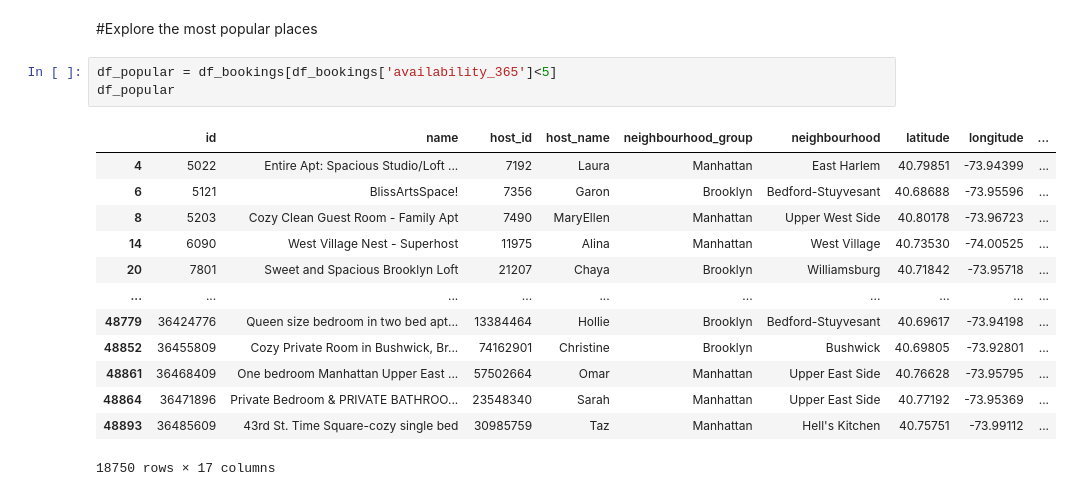
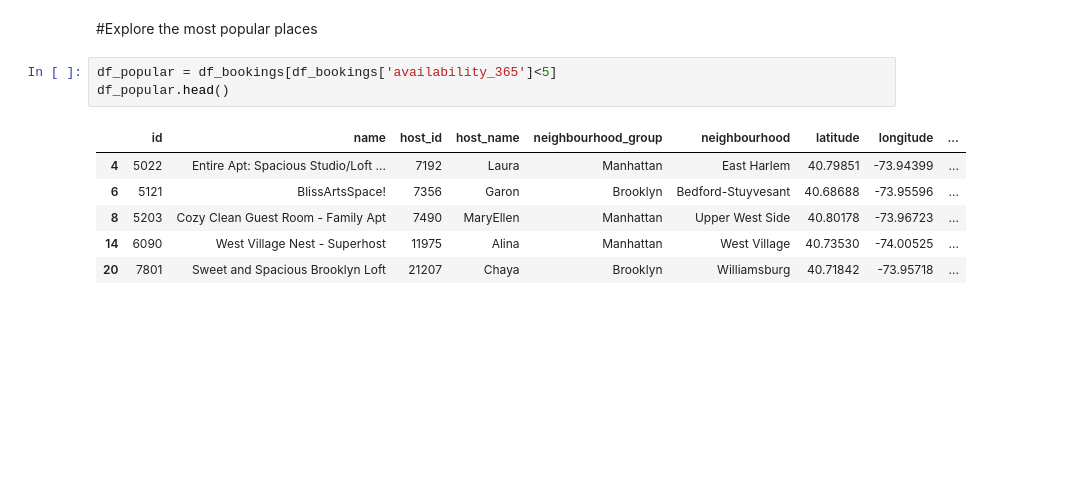
Before and after one commit to CharlBrill89/NYC_AirBnB_Data_2019_Kaggle-, a Jupyter notebook: NYC_Airbnb_EDA.ipynb, the cells around one changed output. Cells and saved outputs as stored; diff of their text form; blank space fills up the shorter version.

```diff
--- a/NYC_Airbnb_EDA.ipynb
+++ b/NYC_Airbnb_EDA.ipynb
@@ -389,18 +410,11 @@ Saving figure availability_vs_price_scatterplot
 #Explore the most popular places
 # %%
 df_popular = df_bookings[df_bookings['availability_365']<5]
-df_popular
+df_popular.head()
 # %% [output]
 |  | id | name | host_id | host_name | neighbourhood_group | neighbourhood | latitude | longitude | ... |
 | 4 | 5022 | Entire Apt: Spacious Studio/Loft ... | 7192 | Laura | Manhattan | East Harlem | 40.79851 | -73.94399 | ... |
 | 6 | 5121 | BlissArtsSpace! | 7356 | Garon | Brooklyn | Bedford-Stuyvesant | 40.68688 | -73.95596 | ... |
 | 8 | 5203 | Cozy Clean Guest Room - Family Apt | 7490 | MaryEllen | Manhattan | Upper West Side | 40.80178 | -73.96723 | ... |
 | 14 | 6090 | West Village Nest - Superhost | 11975 | Alina | Manhattan | West Village | 40.73530 | -74.00525 | ... |
 | 20 | 7801 | Sweet and Spacious Brooklyn Loft | 21207 | Chaya | Brooklyn | Williamsburg | 40.71842 | -73.95718 | ... |
-| ... | ... | ... | ... | ... | ... | ... | ... | ... | ... |
-| 48779 | 36424776 | Queen size bedroom in two bed apt... | 13384464 | Hollie | Brooklyn | Bedford-Stuyvesant | 40.69617 | -73.94198 | ... |
-| 48852 | 36455809 | Cozy Private Room in Bushwick, Br... | 74162901 | Christine | Brooklyn | Bushwick | 40.69805 | -73.92801 | ... |
-| 48861 | 36468409 | One bedroom Manhattan Upper East ... | 57502664 | Omar | Manhattan | Upper East Side | 40.76628 | -73.95795 | ... |
-| 48864 | 36471896 | Private Bedroom & PRIVATE BATHROO... | 23548340 | Sarah | Manhattan | Upper East Side | 40.77192 | -73.95369 | ... |
-| 48893 | 36485609 | 43rd St. Time Square-cozy single bed | 30985759 | Taz | Manhattan | Hell's Kitchen | 40.75751 | -73.99112 | ... |
-18750 rows × 17 columns
```
Also changed, not shown: parts of 31 cells of this notebook.
